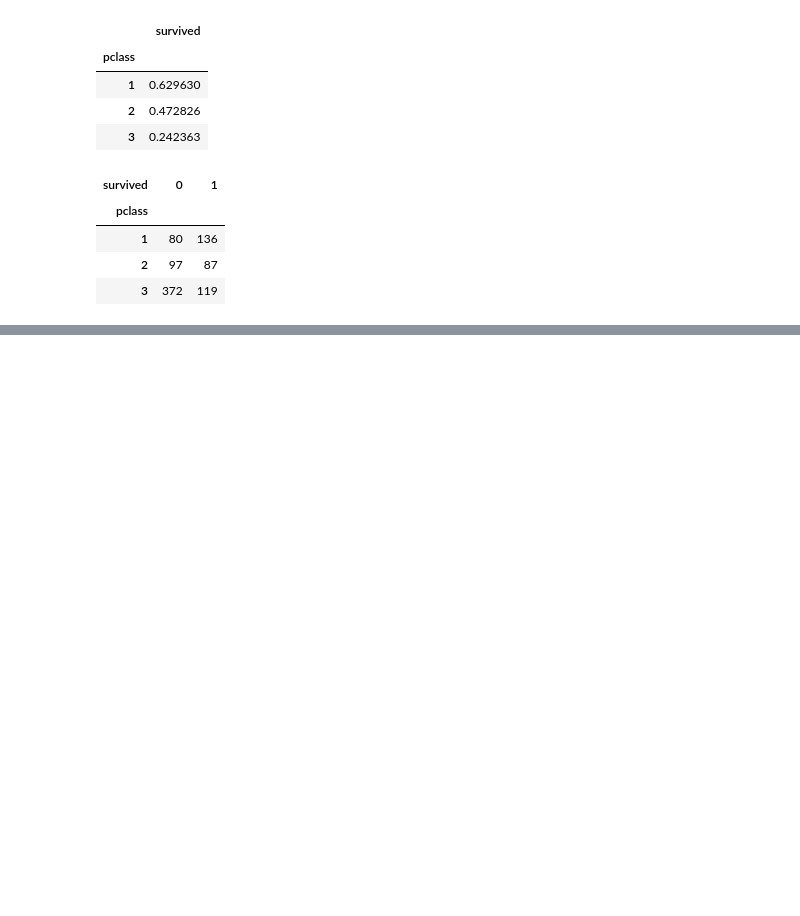
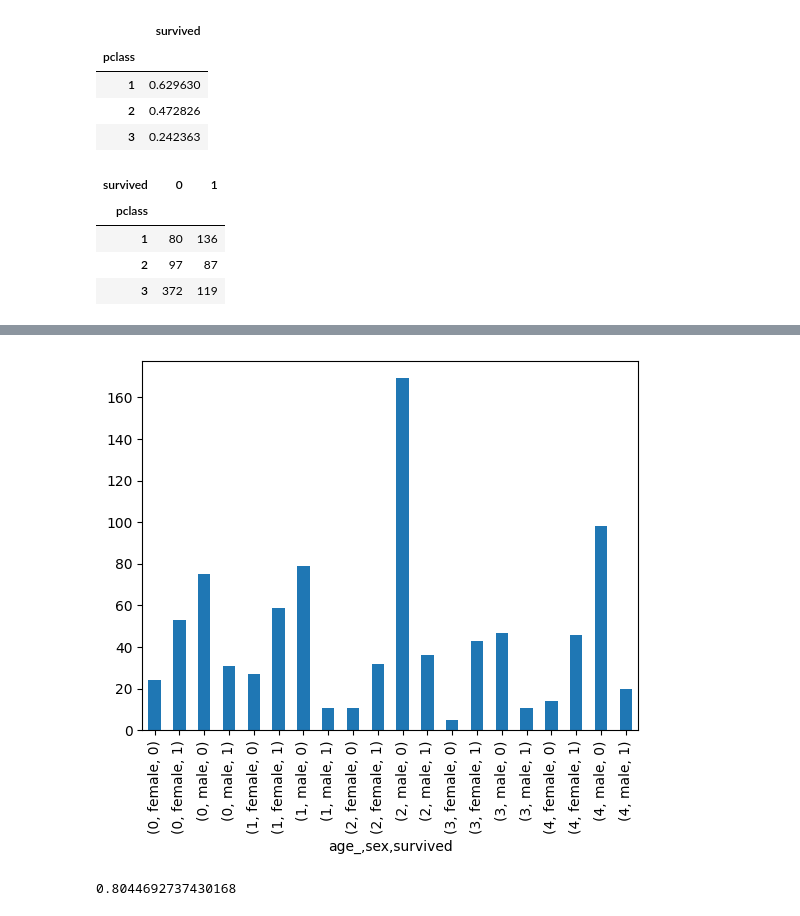
Before and after one commit to kkh1158/lecture, a Jupyter notebook: titanic/my_titanic.ipynb, the cells around one changed output, grey strips where cells are left out. Saved outputs shown, nothing was run; the diff lists cells and outputs as text; code cells hidden in the pictures; blank space fills up the shorter version.

```diff
--- a/titanic/my_titanic.ipynb
+++ b/titanic/my_titanic.ipynb
@@ -153,6 +150,3 @@ train['age'] = train['age'].fillna( title_age_mean )
 train['age'].isna().sum()
 # %% [output]
 0
-# %%
-embarked_top = train['embarked'].describe()['top']
-embarked_top
@@ -170,5 +182,5 @@ array([nan, 'C', 'E', 'G', 'D', 'A', 'B', 'F', 'T'], dtype=object)
 # %%
-train['cabin'] = train['cabin'].fillna('O').str[0]
+train['cabin'] = train['cabin'].apply(lambda x: 'O' if x is np.nan else x[0])
 train['cabin'].unique()
 # %% [output]
 array(['O', 'C', 'E', 'G', 'D', 'A', 'B', 'F', 'T'], dtype=object)
@@ -238,0 +211,19 @@ pd.concat([train,age_cut_series], axis=1)
+# %%
+bins=5
+age_cut_series = pd.qcut(train['age'], bins, labels=[n for n in range(bins)])
+train['age_'] = age_cut_series
+train[['age_','sex', 'survived']].value_counts().sort_index().plot(kind='bar')
+plt.show()
+# %% [output]
+[figure, added]
+# %%
+x = pd.get_dummies(train[['pclass', 'age_', 'sex', 'cabin', 'embarked', 'title']])
+y = train['survived']
+
+x_train, x_test, y_train, y_test = train_test_split(x, y, random_state=0, test_size=0.2)
+dtc = DecisionTreeClassifier(random_state=0)
+dtc.fit(x_train, y_train)
+y_pred = dtc.predict(x_test)
+accuracy_score(y_test, y_pred)
+# %% [output]
+0.8044692737430168
```
Also changed, not shown: parts of 11 cells of this notebook.
